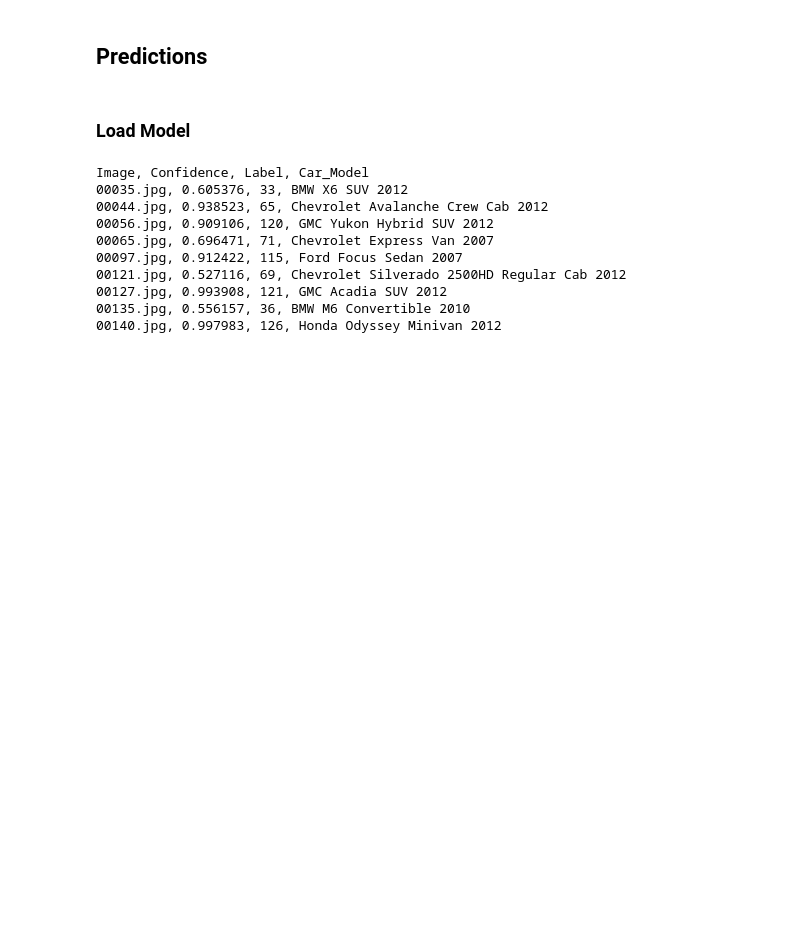
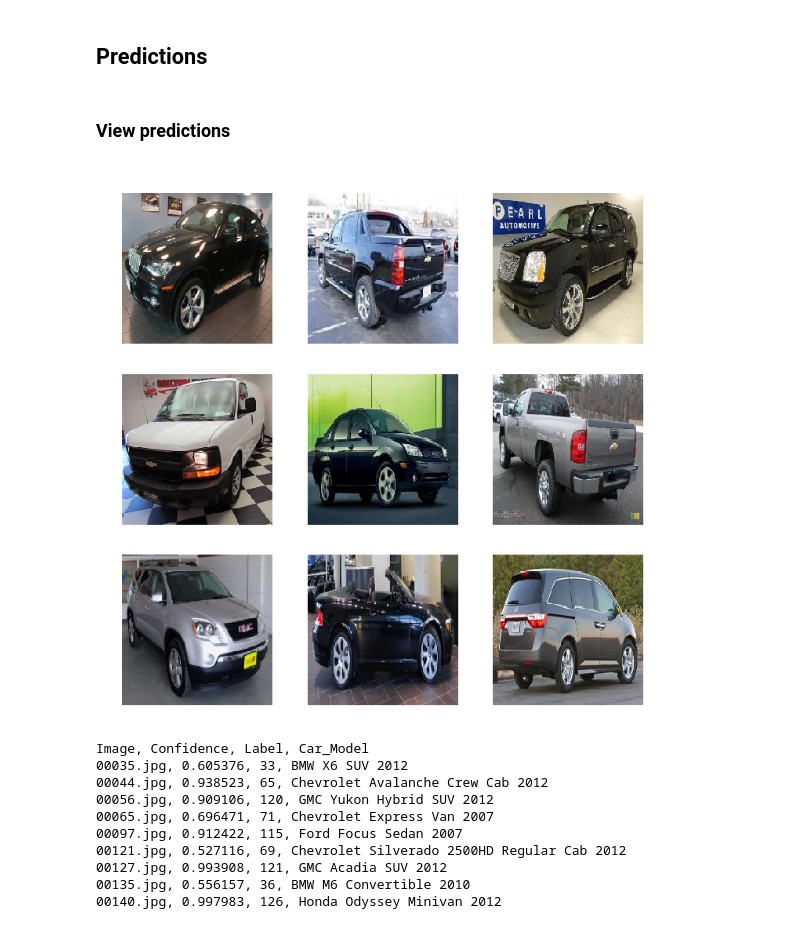
Before and after one commit to nithiroj/car-recognition, a Jupyter notebook: demo.ipynb, the cells around one changed output. Saved outputs shown, nothing was run; the diff lists cells and outputs as text; code cells hidden in the pictures; blank space fills up the shorter version.

Commit message:
add show_predictions function

```diff
--- a/demo.ipynb
+++ b/demo.ipynb
@@ -78,8 +72,6 @@ def batch_predict(img_folder, model_dir, model_file):
     preds[img_file] = (int(str(pred_class)), prob.max().item())
 
   return preds
-# %% [markdown]
-### Load  Model
 # %%
 img_folder = SAMPLE_DIR
 model_dir = ROOT_DIR
@@ -89,3 +81,27 @@ preds = batch_predict(img_folder, model_dir, model_file)
+# %% [markdown]
+### View predictions
+# %%
+from PIL import Image
+
+def show_predictions(preds, classes):
+
+  plt.figure(figsize=(12,12))
+
+  for i, fname in enumerate(sorted(preds)):
+    label = preds[fname][0]
+    model = classes[label]
+    prob = preds[fname][1]
+    title = '{}\nprob: {:2f}'.format(model, prob)
+    img = Image.open(str(img_folder/fname))
+    img = img.resize((224,224))
+    ax = plt.subplot(3,3,i+1,)
+    ax.imshow(img)
+    ax.set_axis_off()
+    ax.set_title(title, color='w')
+
+show_predictions(preds, classes)
+# %% [output]
+[figure, added]
 # %%
 def predictions(preds, classes):
   print('Image, Confidence, Label, Car_Model')
```
Also changed, not shown: parts of 5 cells of this notebook.
